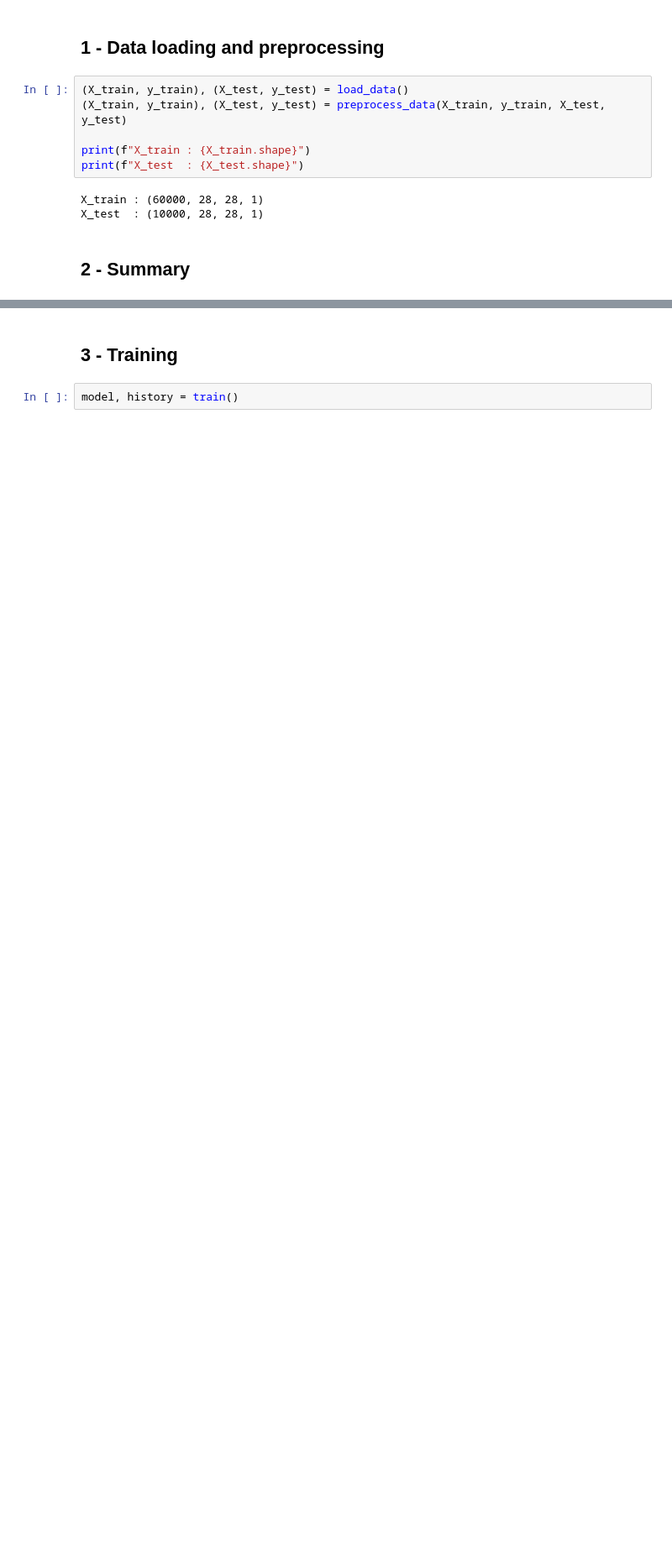
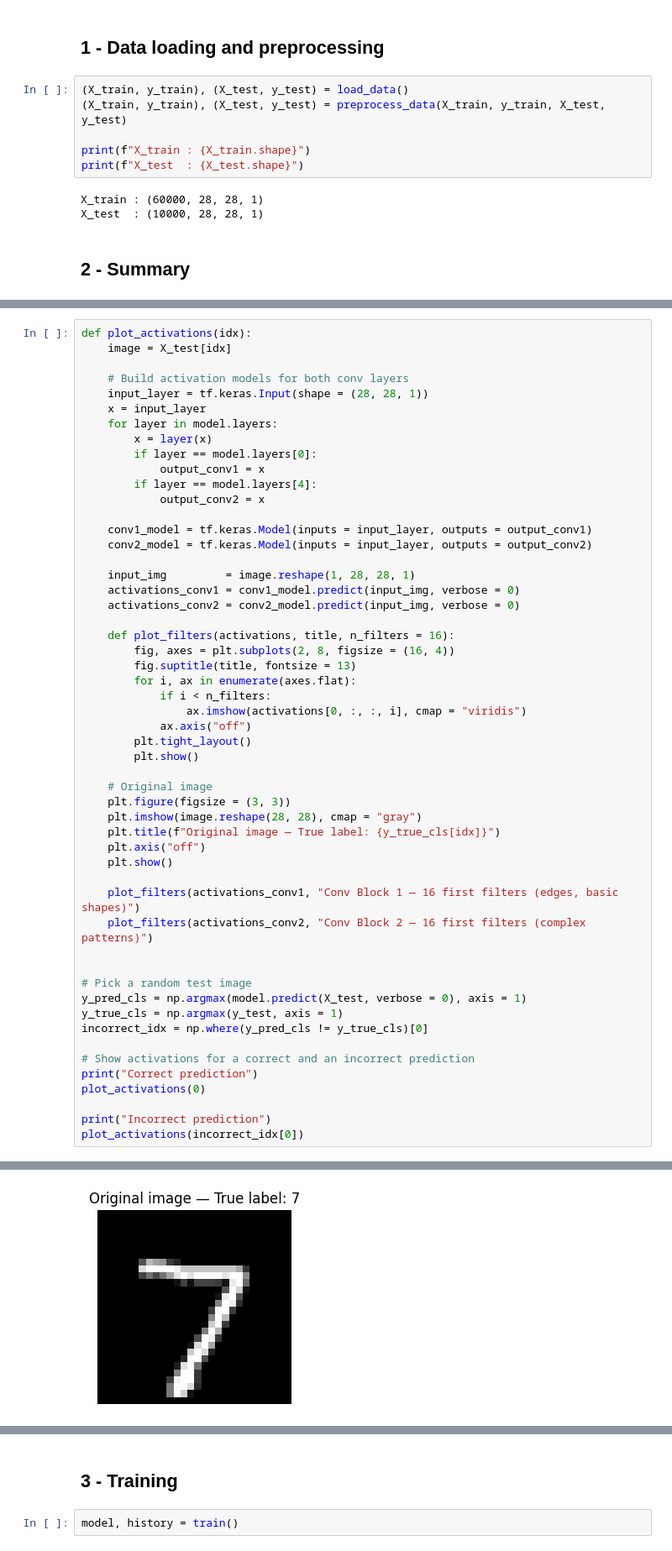
Before and after one commit to BenoitVitiello/cnn-mnist, a Jupyter notebook: notebooks/02_training.ipynb, the cells around one changed output, grey strips where cells are left out. Shown at 84% size. Drawn from its saved outputs; the diff is of its cells as text; blank space fills up the shorter version.

```diff
--- a/notebooks/02_training.ipynb
+++ b/notebooks/02_training.ipynb
@@ -55,0 +60,54 @@ Model: "sequential_2"
+# %%
+def plot_activations(idx):
+    image = X_test[idx]
+
+    # Build activation models for both conv layers
+    input_layer = tf.keras.Input(shape = (28, 28, 1))
+    x = input_layer
+    for layer in model.layers:
+        x = layer(x)
+        if layer == model.layers[0]:
+            output_conv1 = x
+        if layer == model.layers[4]:
+            output_conv2 = x
+
+    conv1_model = tf.keras.Model(inputs = input_layer, outputs = output_conv1)
+    conv2_model = tf.keras.Model(inputs = input_layer, outputs = output_conv2)
+
+    input_img         = image.reshape(1, 28, 28, 1)
+    activations_conv1 = conv1_model.predict(input_img, verbose = 0)
+    activations_conv2 = conv2_model.predict(input_img, verbose = 0)
+
+    def plot_filters(activations, title, n_filters = 16):
+        fig, axes = plt.subplots(2, 8, figsize = (16, 4))
+        fig.suptitle(title, fontsize = 13)
+        for i, ax in enumerate(axes.flat):
+            if i < n_filters:
+                ax.imshow(activations[0, :, :, i], cmap = "viridis")
+            ax.axis("off")
+        plt.tight_layout()
+        plt.show()
+
+    # Original image
+    plt.figure(figsize = (3, 3))
+    plt.imshow(image.reshape(28, 28), cmap = "gray")
+    plt.title(f"Original image — True label: {y_true_cls[idx]}")
+    plt.axis("off")
+    plt.show()
+
+    plot_filters(activations_conv1, "Conv Block 1 — 16 first filters (edges, basic shapes)")
+    plot_filters(activations_conv2, "Conv Block 2 — 16 first filters (complex patterns)")
+
+
+# Pick a random test image
+y_pred_cls = np.argmax(model.predict(X_test, verbose = 0), axis = 1)
+y_true_cls = np.argmax(y_test, axis = 1)
+incorrect_idx = np.where(y_pred_cls != y_true_cls)[0]
+
+# Show activations for a correct and an incorrect prediction
+print("Correct prediction")
+plot_activations(0)
+
+print("Incorrect prediction")
+plot_activations(incorrect_idx[0])
+# %% [output]
@@ -55,0 +115 @@ Model: "sequential_2"
+[figure, added]
```
Also changed, not shown: parts of 6 cells of this notebook, 1 other file.
